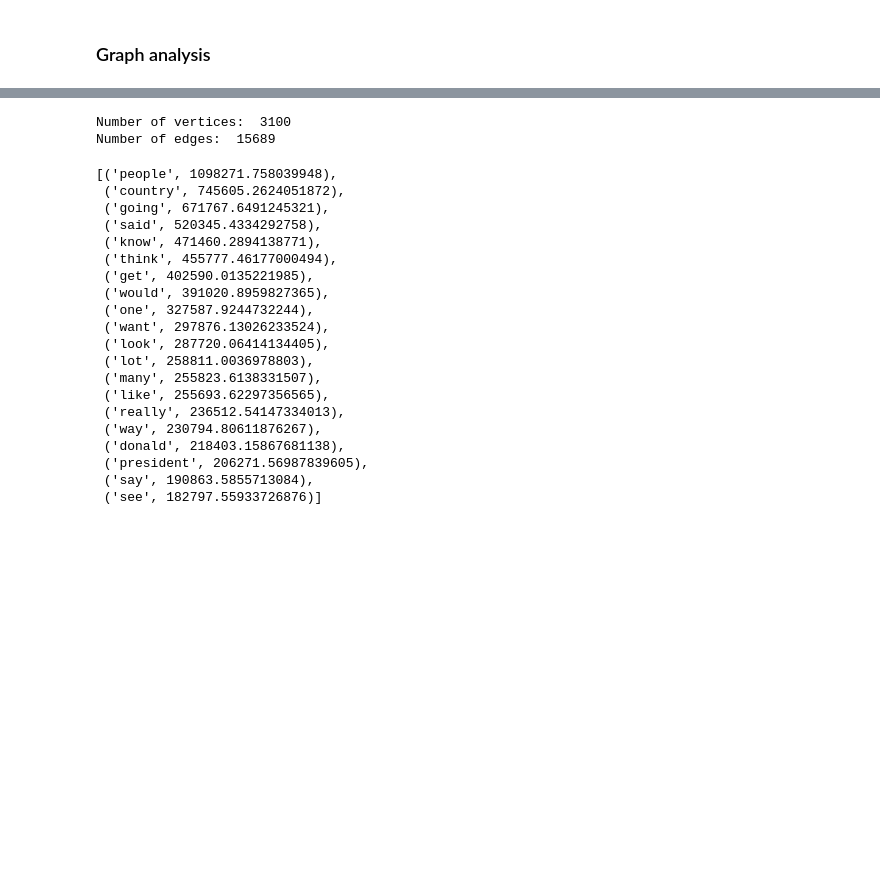
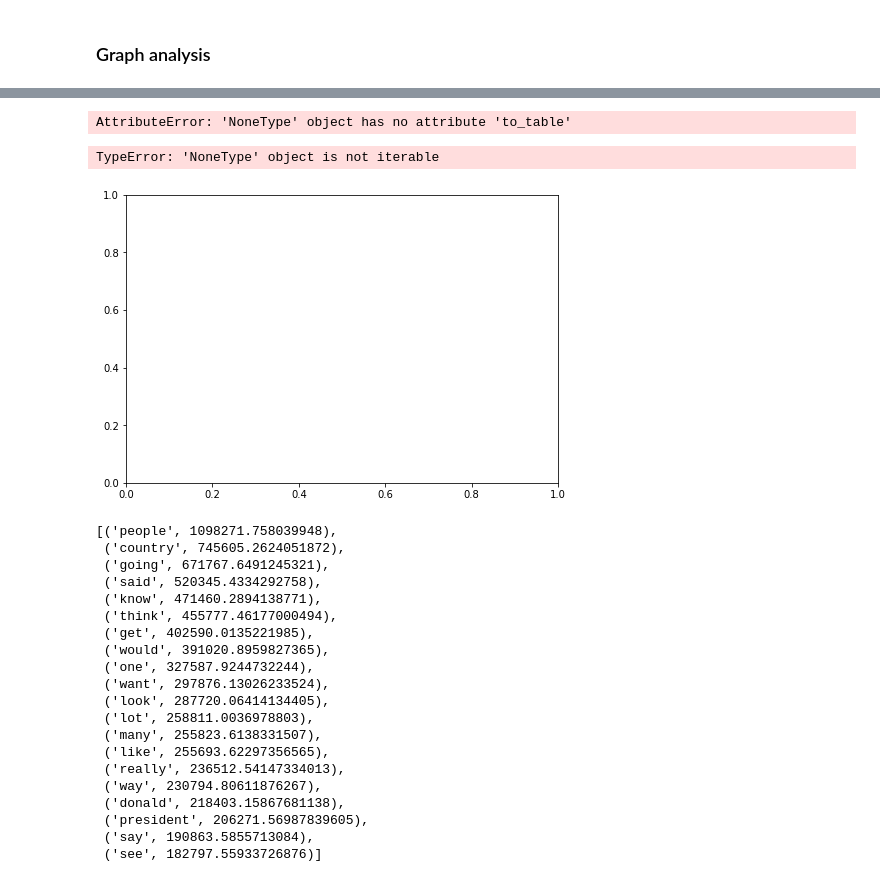
Before and after one commit to msahamed/text_network_analysis, a Jupyter notebook: graph_analysis.ipynb, the cells around one changed output, grey strips where cells are left out. Drawn from its saved outputs; the diff is of its cells as text; code cells hidden in the pictures; blank space fills up the shorter version.

Commit message:
Continue working on the graph analysis

```diff
--- a/graph_analysis.ipynb
+++ b/graph_analysis.ipynb
@@ -278,0 +323,2 @@ for sentence, speaker in zip(df_sent['text'], df_sent['name']):
+# %%
+graph.run(Query, parameters = {"concept": "syria"}).to_table()
@@ -278,0 +338,7 @@ for sentence, speaker in zip(df_sent['text'], df_sent['name']):
+# %%
+CLINTON_BETWEENNESS = """
+MATCH (W:Word)-[:MENTIONED_BY]-(:Speaker{name:"Clinton"})
+WITH collect(W) AS words
+CALL apoc.algo.betweenness(["NEXT_WORD"], words, "BOTH") YIELD node, score
+RETURN node.name AS name, score ORDER BY score DESC LIMIT 25
+"""
@@ -278,0 +367,7 @@ for sentence, speaker in zip(df_sent['text'], df_sent['name']):
+# %%
+TRUMP_BETWEENNESS = """
+MATCH (W:Word)-[:MENTIONED_BY]-(:Speaker{name:"Trump"})
+WITH collect(W) AS words
+CALL apoc.algo.betweenness(["NEXT_WORD"], words, "BOTH") YIELD node, score
+RETURN node.name AS name, score ORDER BY score DESC LIMIT 25
+"""
@@ -279 +394,7 @@ for sentence, speaker in zip(df_sent['text'], df_sent['name']):
+# %%
+gg = graph.run(Query, parameters = {"concept": "border"})
+# %%
+gg.to_subgraph().to_table()
+# %% [output]
+AttributeError: 'NoneType' object has no attribute 'to_table'
 # %%
@@ -283,8 +402,8 @@ K = ig.Graph.Read_GraphML('./graph/text_network.graphml')
-# %%
-print ('Number of vertices: ', len(K.vs), '\nNumber of edges: ', len(K.es))
-# %% [output]
-Number of vertices:  3100
-Number of edges:  15689
+# %%
+nx.draw(gg.to_subgraph())
+# %% [output]
+TypeError: 'NoneType' object is not iterable
+[figure, added]
 # %%
 v = K.betweenness(directed = True)
 centralities = np.array(v)
```
Also changed, not shown: parts of 22 cells of this notebook.
